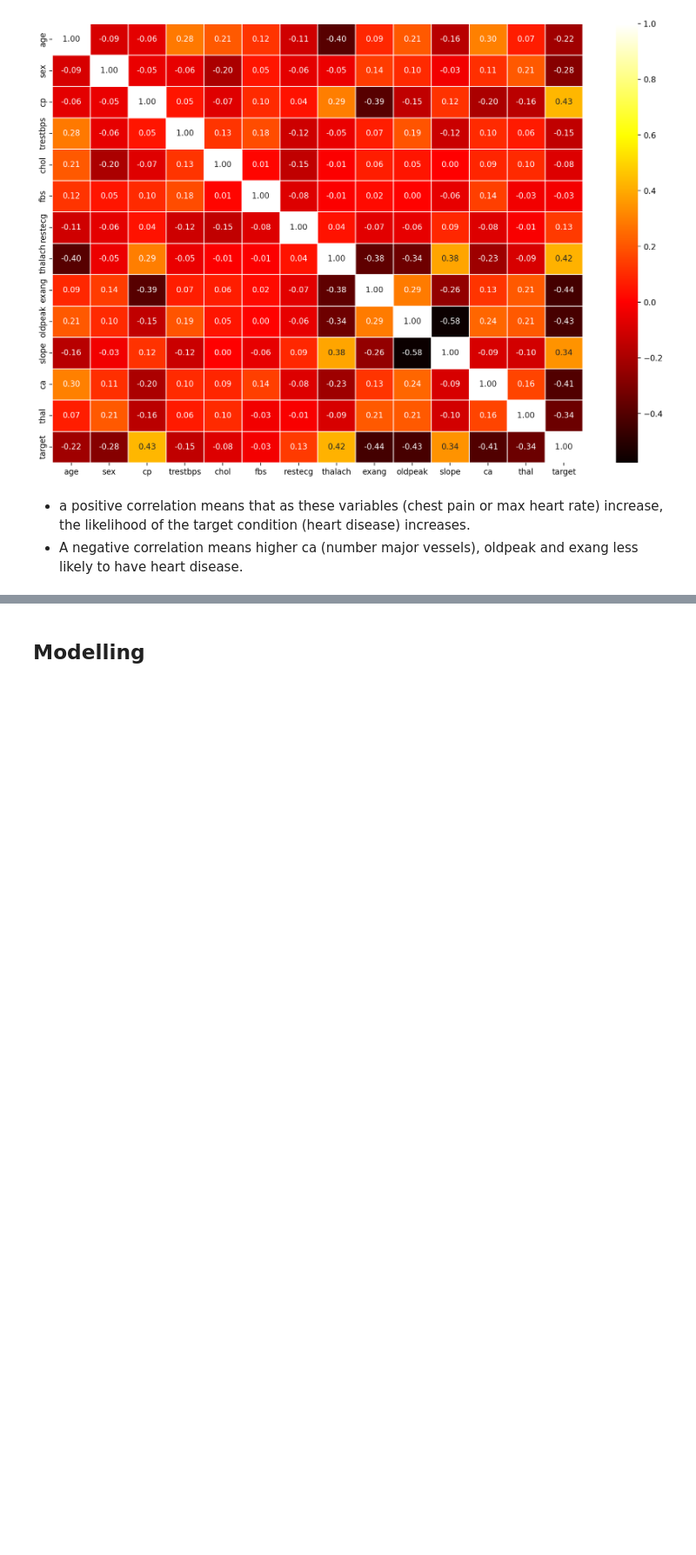
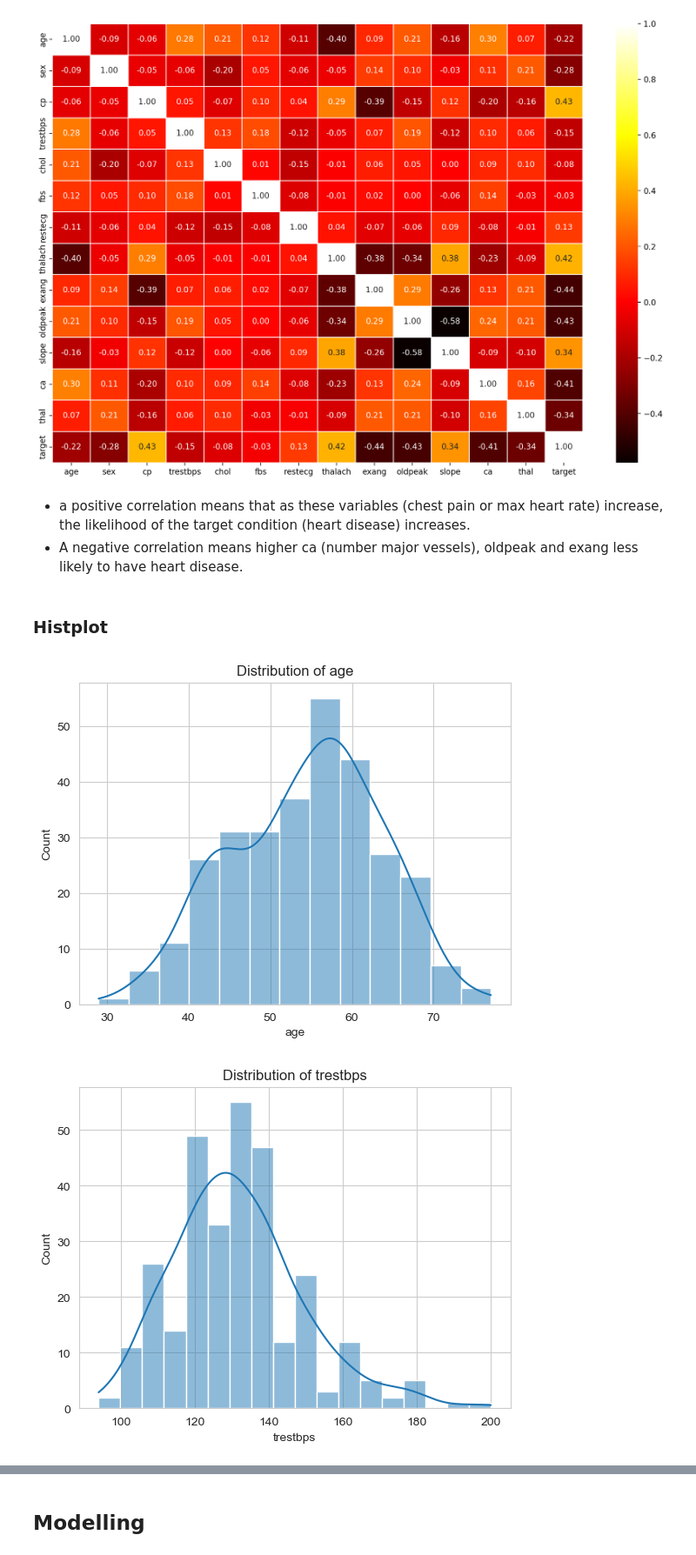
Before and after one commit to AkshilShah21/heart-disease-project, a Jupyter notebook: heart_disease.ipynb, the cells around one changed output, grey strips where cells are left out. Shown at 87% size. Drawn from its saved outputs; the diff is of its cells as text; code cells hidden in the pictures; blank space fills up the shorter version.

```diff
--- a/heart_disease.ipynb
+++ b/heart_disease.ipynb
@@ -342,3 +345,17 @@ plt.show()
 # %% [markdown]
 - a positive correlation means that as these variables (chest pain or max heart rate) increase, the likelihood of the target condition (heart disease) increases.
 - A negative correlation means higher ca (number major vessels), oldpeak and exang less likely to have heart disease.
+# %% [markdown]
+### Histplot
+# %%
+columns = ["age", "trestbps", "chol", "thalach", "oldpeak"]
+
+for c in columns:
+    with sns.axes_style("whitegrid"):
+
+        sns.histplot(data[c], kde=True)
+        plt.title(f'Distribution of {c}')
+        plt.show()
+# %% [output]
+[figure, added]
+[figure, added]
```
Also changed, not shown: parts of 18 cells of this notebook, 1 other file.
